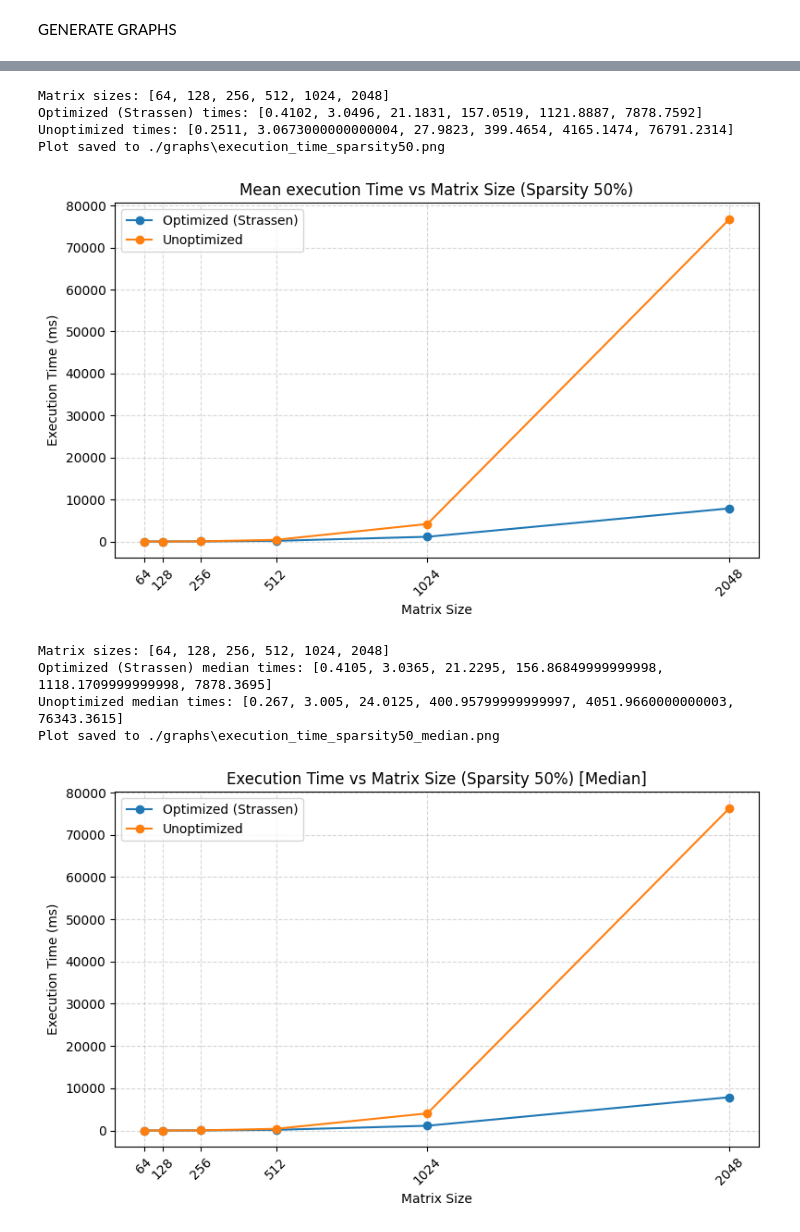
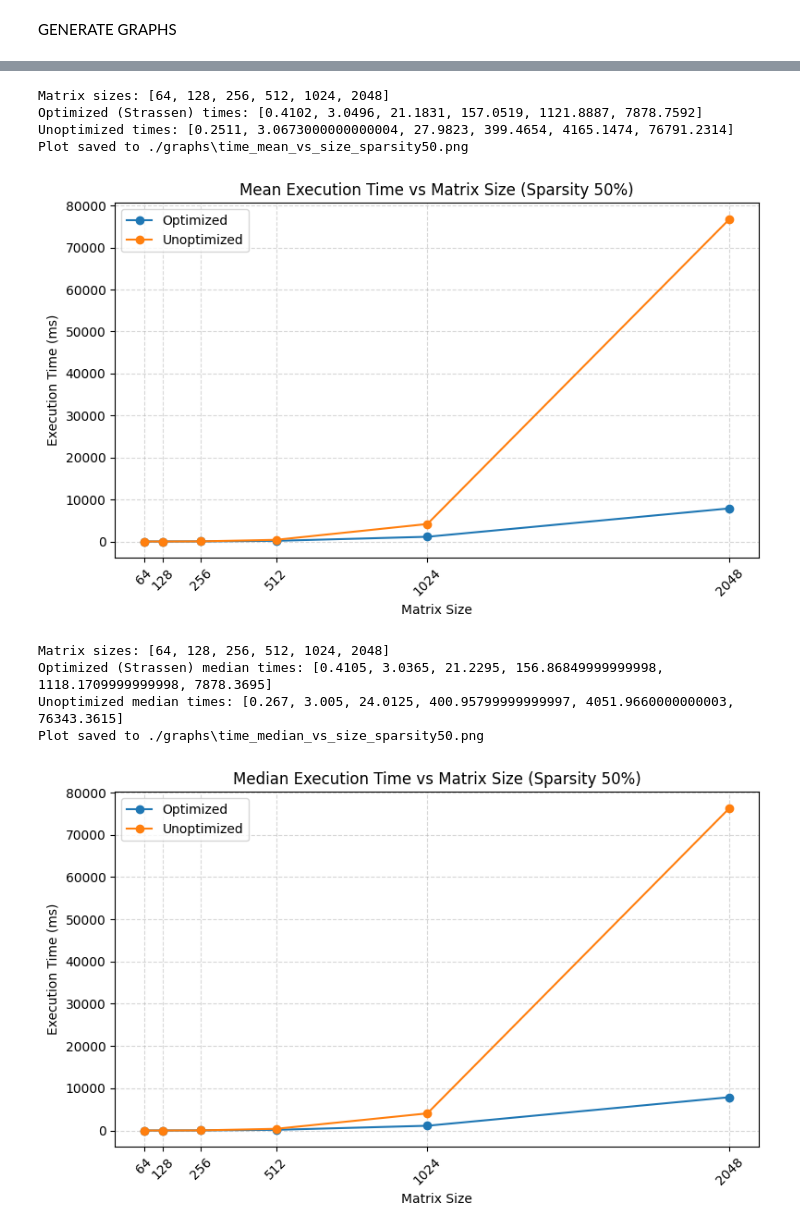
Before and after one commit to KaarloCaballero/Big_data-Task_2, a Jupyter notebook: process_data.ipynb, the cells around one changed output, grey strips where cells are left out. Saved outputs shown, nothing was run; the diff lists cells and outputs as text; code cells hidden in the pictures.

```diff
--- a/process_data.ipynb
+++ b/process_data.ipynb
@@ -275,53 +276,53 @@ print("Unoptimized times:", unoptimized_times)
 plot_lines(
     x=sizes,
     y=[optimized_times, unoptimized_times],
-    labels=['Optimized (Strassen)', 'Unoptimized'],
-    title='Mean execution Time vs Matrix Size (Sparsity 50%)',
+    labels=['Optimized', 'Unoptimized'],
+    title='Mean Execution Time vs Matrix Size (Sparsity 50%)',
     xlabel='Matrix Size',
     ylabel='Execution Time (ms)',
-    file_name='execution_time_sparsity50.png'
+    file_name='time_mean_vs_size_sparsity50.png'
 )
 # %% [output]
 Matrix sizes: [64, 128, 256, 512, 1024, 2048]
 Optimized (Strassen) times: [0.4102, 3.0496, 21.1831, 157.0519, 1121.8887, 7878.7592]
 Unoptimized times: [0.2511, 3.0673000000000004, 27.9823, 399.4654, 4165.1474, 76791.2314]
-Plot saved to ./graphs\execution_time_sparsity50.png
+Plot saved to ./graphs\time_mean_vs_size_sparsity50.png
-[figure, old version]
+[figure, new version]
 # %%
 # Filter for sparsity 50
 df_sparsity50 = agg_df[agg_df['sparse_level_percent'] == 50]
 
 # Sort by matrix size to ensure correct order
 df_sparsity50 = df_sparsity50.sort_values('matrix_size')
 
 # Extract x-axis (matrix sizes)
 sizes = df_sparsity50['matrix_size'].unique().tolist()
 
 # Extract execution times using median
 optimized_times = df_sparsity50[df_sparsity50['implementation'] == 'optimized-strassen']['execution_time_ms_median'].tolist()
 unoptimized_times = df_sparsity50[df_sparsity50['implementation'] == 'unoptimized']['execution_time_ms_median'].tolist()
 
 # Print results
 print("Matrix sizes:", sizes)
 print("Optimized (Strassen) median times:", optimized_times)
 print("Unoptimized median times:", unoptimized_times)
 
 # Plot the results
 plot_lines(
     x=sizes,
     y=[optimized_times, unoptimized_times],
-    labels=['Optimized (Strassen)', 'Unoptimized'],
-    title='Execution Time vs Matrix Size (Sparsity 50%) [Median]',
+    labels=['Optimized', 'Unoptimized'],
+    title='Median Execution Time vs Matrix Size (Sparsity 50%)',
     xlabel='Matrix Size',
     ylabel='Execution Time (ms)',
-    file_name='execution_time_sparsity50_median.png'
+    file_name='time_median_vs_size_sparsity50.png'
 )
 # %% [output]
 Matrix sizes: [64, 128, 256, 512, 1024, 2048]
 Optimized (Strassen) median times: [0.4105, 3.0365, 21.2295, 156.86849999999998, 1118.1709999999998, 7878.3695]
 Unoptimized median times: [0.267, 3.005, 24.0125, 400.95799999999997, 4051.9660000000003, 76343.3615]
-Plot saved to ./graphs\execution_time_sparsity50_median.png
+Plot saved to ./graphs\time_median_vs_size_sparsity50.png
-[figure, old version]
+[figure, new version]
 # %%
 # Filter for sparsity 50
 df_sparsity50 = agg_df[agg_df['sparse_level_percent'] == 50]
```
Also changed, not shown: parts of 47 cells of this notebook, 47 other files.
